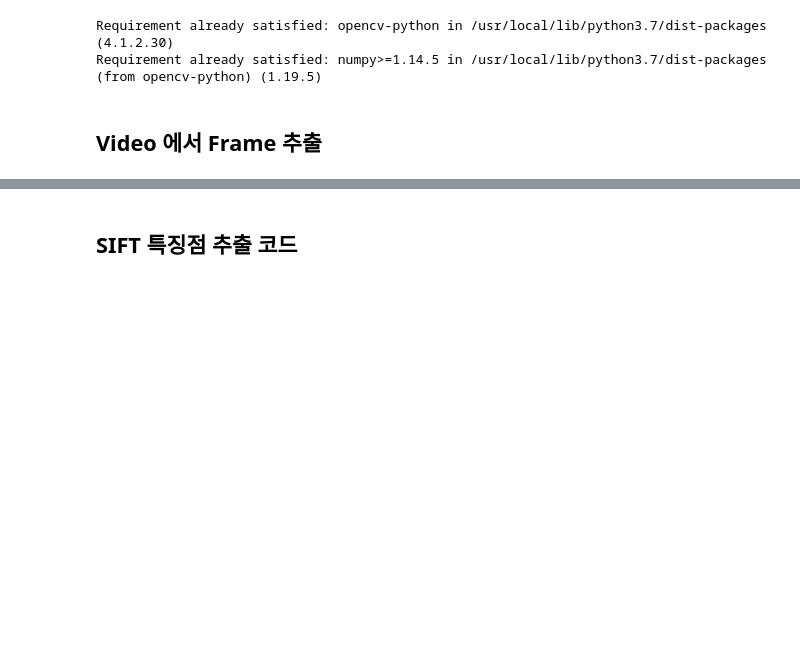
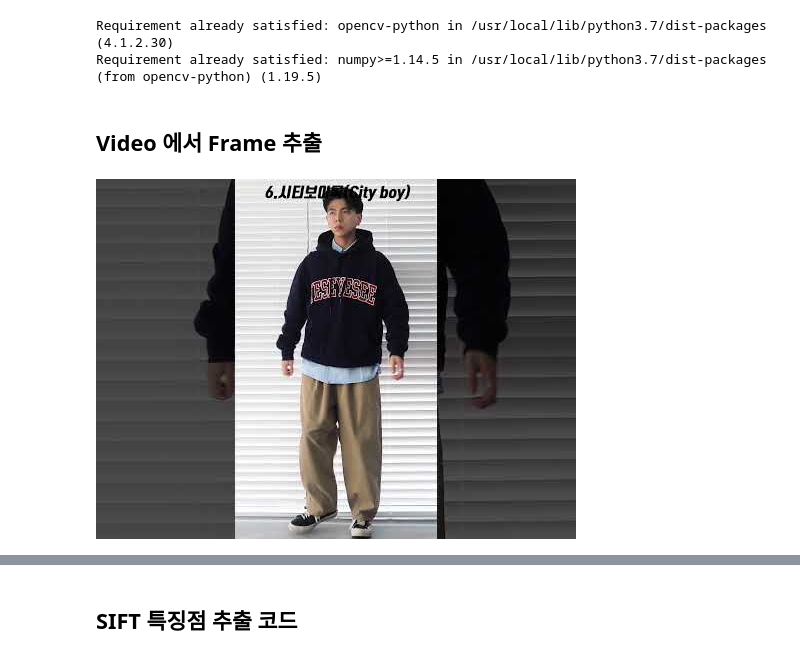
Before and after one commit to FinDit-develop/FinDit-visionAI, a Jupyter notebook: k_fashion.ipynb, the cells around one changed output, grey strips where cells are left out. Drawn from its saved outputs; the diff is of its cells as text; code cells hidden in the pictures; blank space fills up the shorter version.

Commit message:
feat : YouTube 연동 코드 추가, Video 재생 코드 추가

```diff
--- a/k_fashion.ipynb
+++ b/k_fashion.ipynb
@@ -46,0 +70,5 @@ def video_to_frame(video_path, size, num_frame):
+# %%
+video = YouTubeVideo("MkYl8uYr2Kc", width=500)
+display(video)
+# %% [output]
+[figure, added]
```
Also changed, not shown: parts of 13 cells of this notebook, 2 other files.
